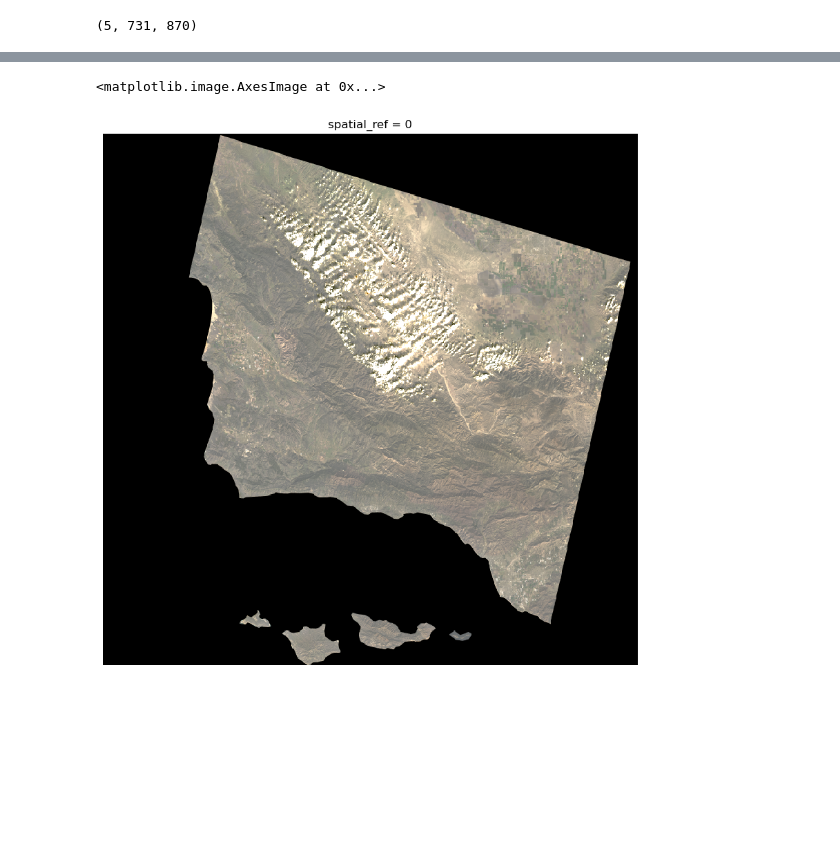
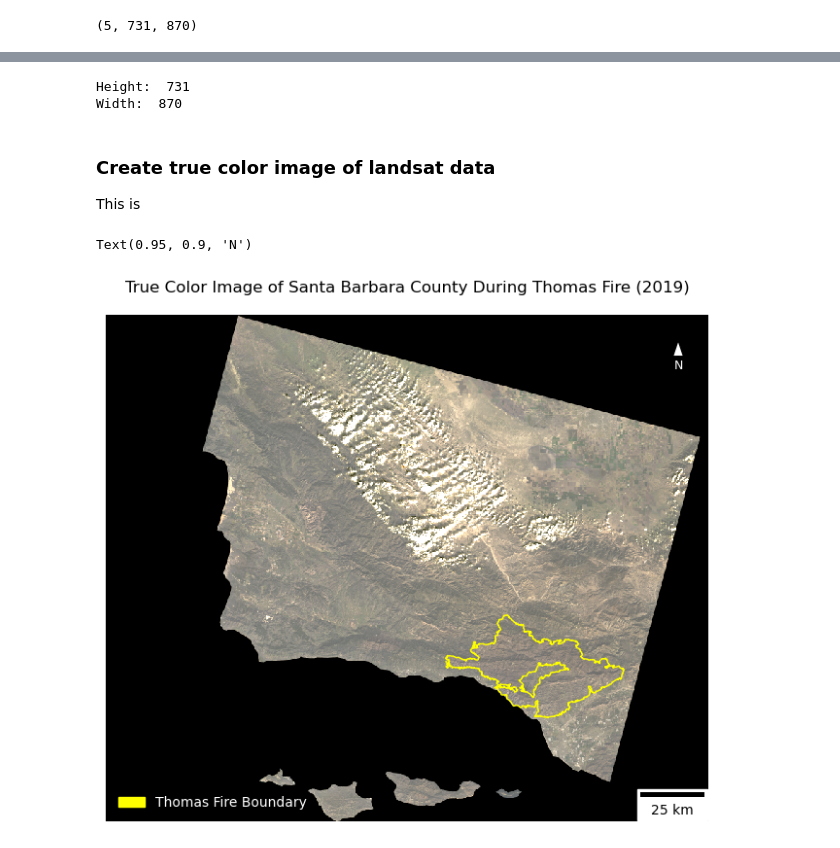
Before and after one commit to katleyq/eds220-hwk4, a Jupyter notebook: hwk4-task2-false-color-LE.ipynb, the cells around one changed output, grey strips where cells are left out. Saved outputs shown, nothing was run; the diff lists cells and outputs as text; code cells hidden in the pictures; blank space fills up the shorter version.

```diff
--- a/hwk4-task2-false-color-LE.ipynb
+++ b/hwk4-task2-false-color-LE.ipynb
@@ -73,10 +110,51 @@ ERROR 1: PROJ: proj_identify: /opt/anaconda3/share/proj/proj.db lacks DATABASE.L
+# %%
+# Print the height and width of the landsat data
+print('Height: ', landsat.rio.height)
+print('Width: ', landsat.rio.width)
+# %% [output]
+Height:  731
+Width:  870
+# %%
+# Calculate aspect ratio for plotting landsat data
+landsat_aspect_ratio = landsat.rio.width / landsat.rio.height
+# %% [markdown]
+### Create true color image of landsat data
+This is
 # %%
-fig, ax = plt.subplots(figsize = (10, 10))
+# Initialize a new
+fig, ax = plt.subplots(figsize = (8, 6*landsat_aspect_ratio))
 
 ax.axis('off')
 
 xr.Dataset(landsat[['red', 'green', 'blue']]).to_array().plot.imshow(robust = True)
+
+ax.set_title('True Color Image of Santa Barbara County During Thomas Fire (2019)')
+
+thomas_fire.plot(ax = ax,
+                 color = 'none',
+                edgecolor = 'yellow',
+                linewidth = 1)
+
+scalebar = ScaleBar(1,  # Scale in units per pixel
+                    units='m',  # Units of the scale bar ('m' for meters)
+                    location='lower right',  # Position of the scale bar
+                    scale_loc='bottom')  # Place the scale below the bar
+
+# Add scalebar created above to plot
+ax.add_artist(scalebar)
+
+ax.legend(handles = [mpatches.Patch(color='yellow',
+                          label='Thomas Fire Boundary')],
+          loc = "lower left",
+          labelcolor = "white",
+          frameon=False)
+
+# Add a north arrow
+ax.annotate('N', xy=(0.95, 0.95), xytext=(0.95, 0.9),
+            arrowprops=dict(facecolor='white', width=1, headwidth=8),
+            ha='center', va='center', fontsize=9, color='white',
+            xycoords='axes fraction')
 # %% [output]
-<matplotlib.image.AxesImage at 0x...>
+Text(0.95, 0.9, 'N')
-[figure, old version]
+[figure, new version]
 # %%
```
Also changed, not shown: parts of 14 cells of this notebook, 2 other files.
